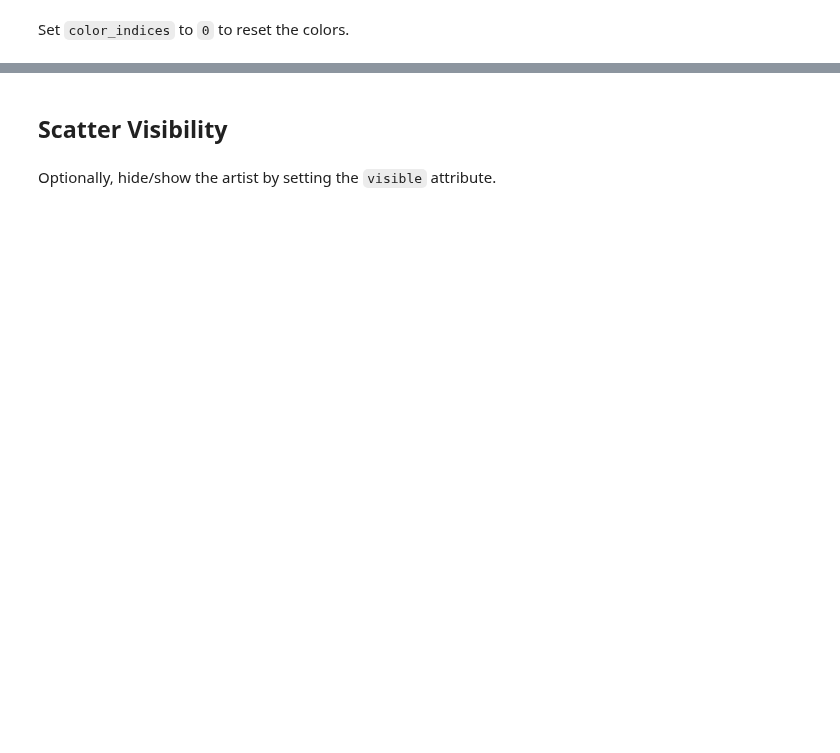
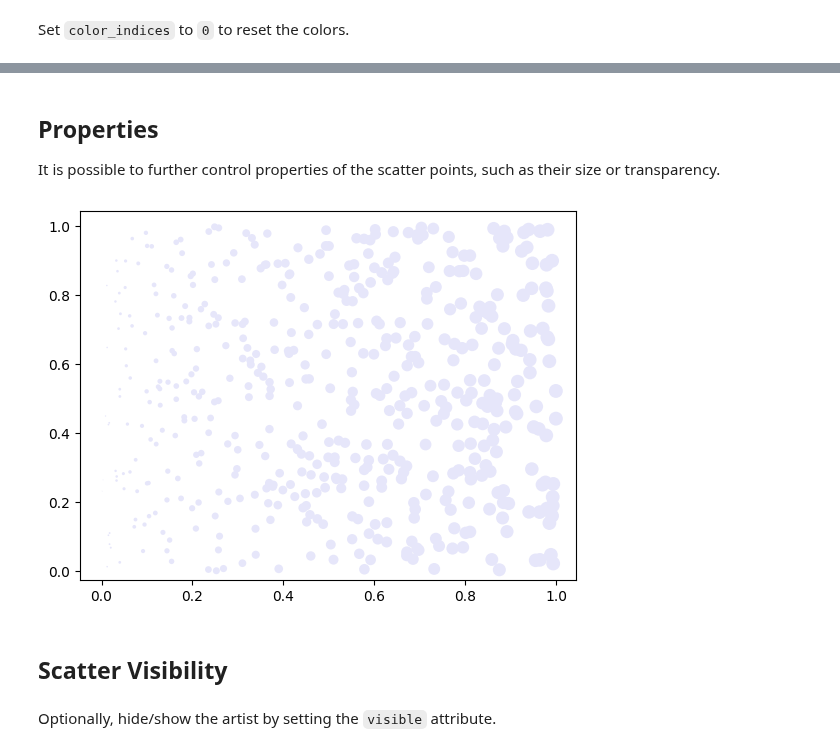
Before and after one commit to BiAPoL/biaplotter, a Jupyter notebook: docs/examples/scatter_artist_example.ipynb, the cells around one changed output, grey strips where cells are left out. Saved outputs shown, nothing was run; the diff lists cells and outputs as text; code cells hidden in the pictures; blank space fills up the shorter version.

```diff
--- a/docs/examples/scatter_artist_example.ipynb
+++ b/docs/examples/scatter_artist_example.ipynb
@@ -70,3 +70,13 @@ fig
+# %% [markdown]
+## Properties
+
+It is possible to further control properties of the scatter points, such as their size or transparency.
+# %%
+size = data[:, 0] * 100
+scatter.size = size
+fig
+# %% [output]
+[figure, added]
 # %% [markdown]
 ## Scatter Visibility
 # %% [markdown]
```
Also changed, not shown: parts of 6 cells of this notebook.
